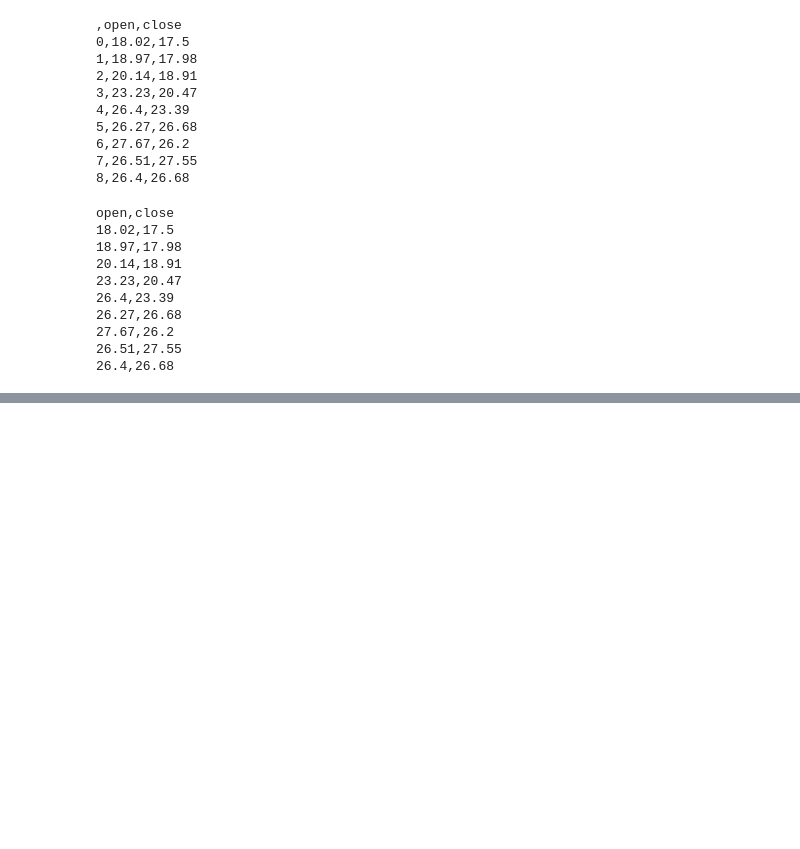
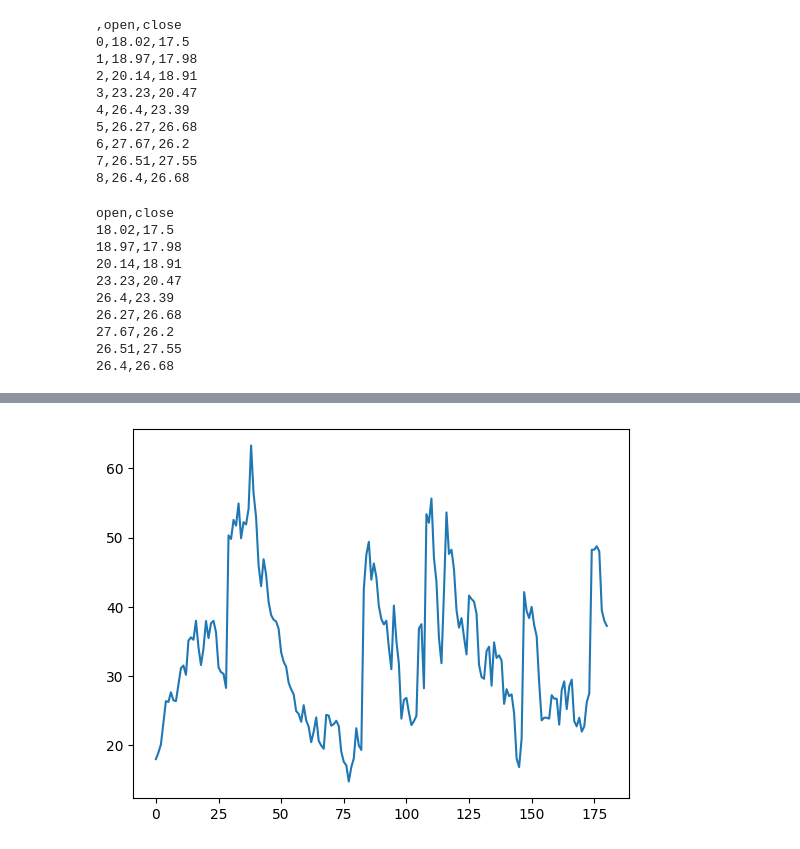
Before and after one commit to DilushkumarVasu/Pandas, a Jupyter notebook: Pandas.ipynb, the cells around one changed output, grey strips where cells are left out. Saved outputs shown, nothing was run; the diff lists cells and outputs as text; code cells hidden in the pictures; blank space fills up the shorter version.

```diff
--- a/Pandas.ipynb
+++ b/Pandas.ipynb
@@ -335,0 +392,4 @@ open,close
+# %%
+df['Open'].plot();
+# %% [output]
+[figure, added]
```
Also changed, not shown: parts of 12 cells of this notebook.
